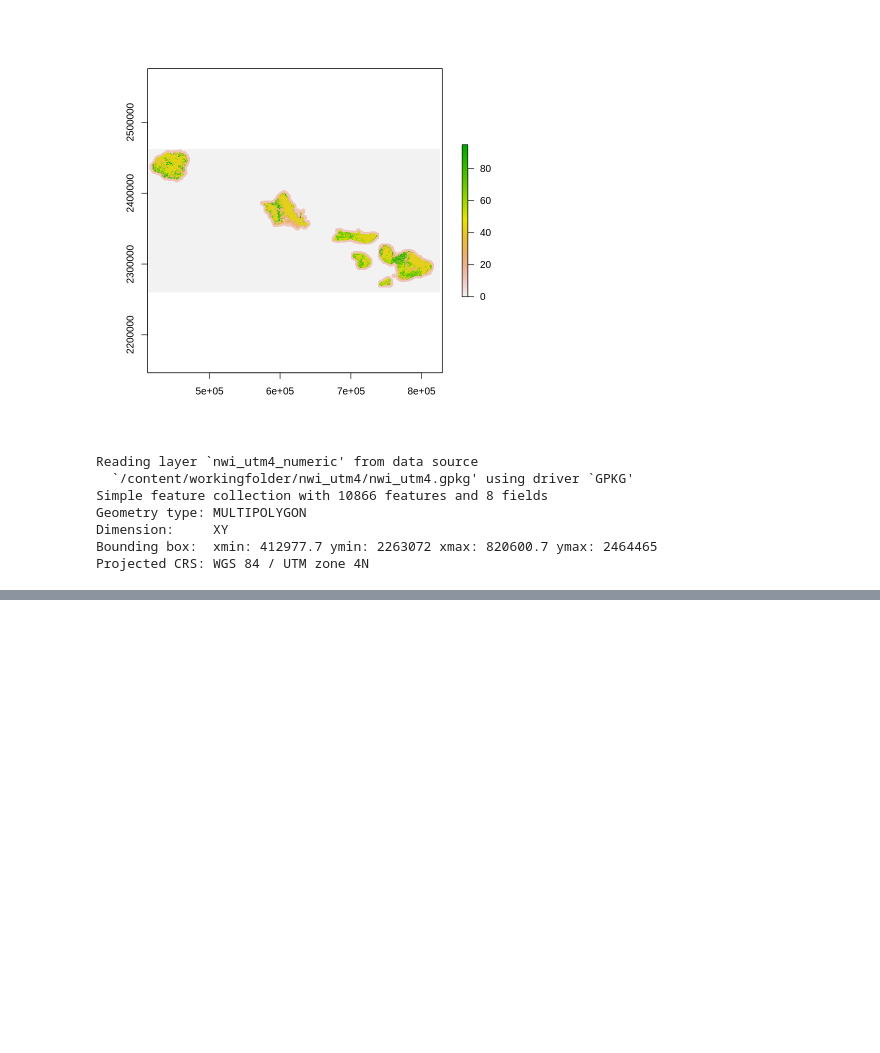
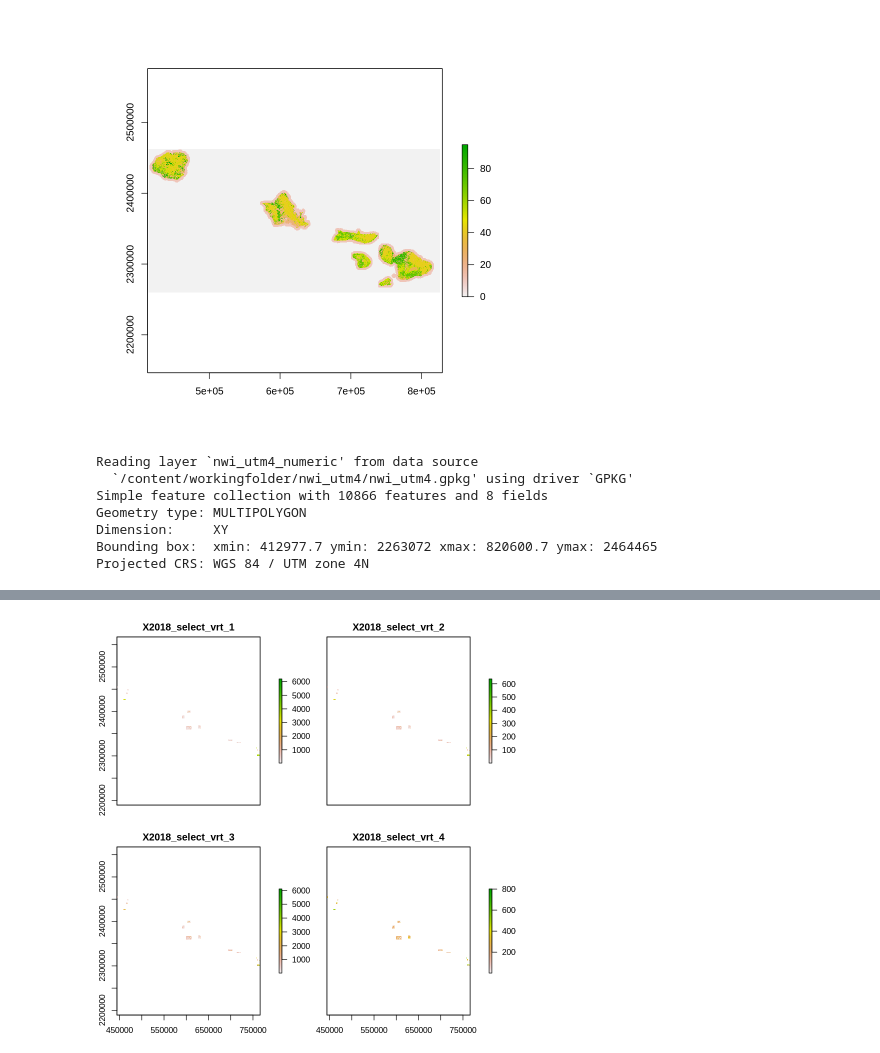
Before and after one commit to MadmanMarble/MadmanMarble, a Jupyter notebook: Export_Planet_TrainingData_2_27_24.ipynb, the cells around one changed output, grey strips where cells are left out. Cells and saved outputs as stored; diff of their text form; code cells hidden in the pictures; blank space fills up the shorter version.

```diff
--- a/Export_Planet_TrainingData_2_27_24.ipynb
+++ b/Export_Planet_TrainingData_2_27_24.ipynb
@@ -532,6 +532,12 @@ A sf: 10866 × 9
 | 13553 | R4SBCx | 0.23688473 | Riverine | 958.6385 | 1927.9238 | 3 | 3 | ... |
 | 13554 | R4SBCx | 1.59187575 | Riverine | 6442.0926 | 4307.7626 | 3 | 3 | ... |
 | 13555 | R4SBCx | 0.13483148 | Riverine | 545.6437 | 1089.9558 | 3 | 3 | ... |
+# %%
+vrt_utm4_2018 <- stack("/content/workingfolder/planet/2018/utm4/2018_select_vrt.vrt")
+# %%
+vrt_utm4_2018 %>% plot
+# %% [output]
+[figure, added]
 # %%
 unified_data_table <- data.table (unified = c(0, 1, 2, 3, 4, 5, 6, 7, 8, 9, 10, 11))
 nwi_data_table <- data.table (nwi = list(-1, c(1,2,3), 4, 5, 6, 7, -1, -1, -1, -1, -1, -1))
```
Also changed, not shown: parts of 5 cells of this notebook.
